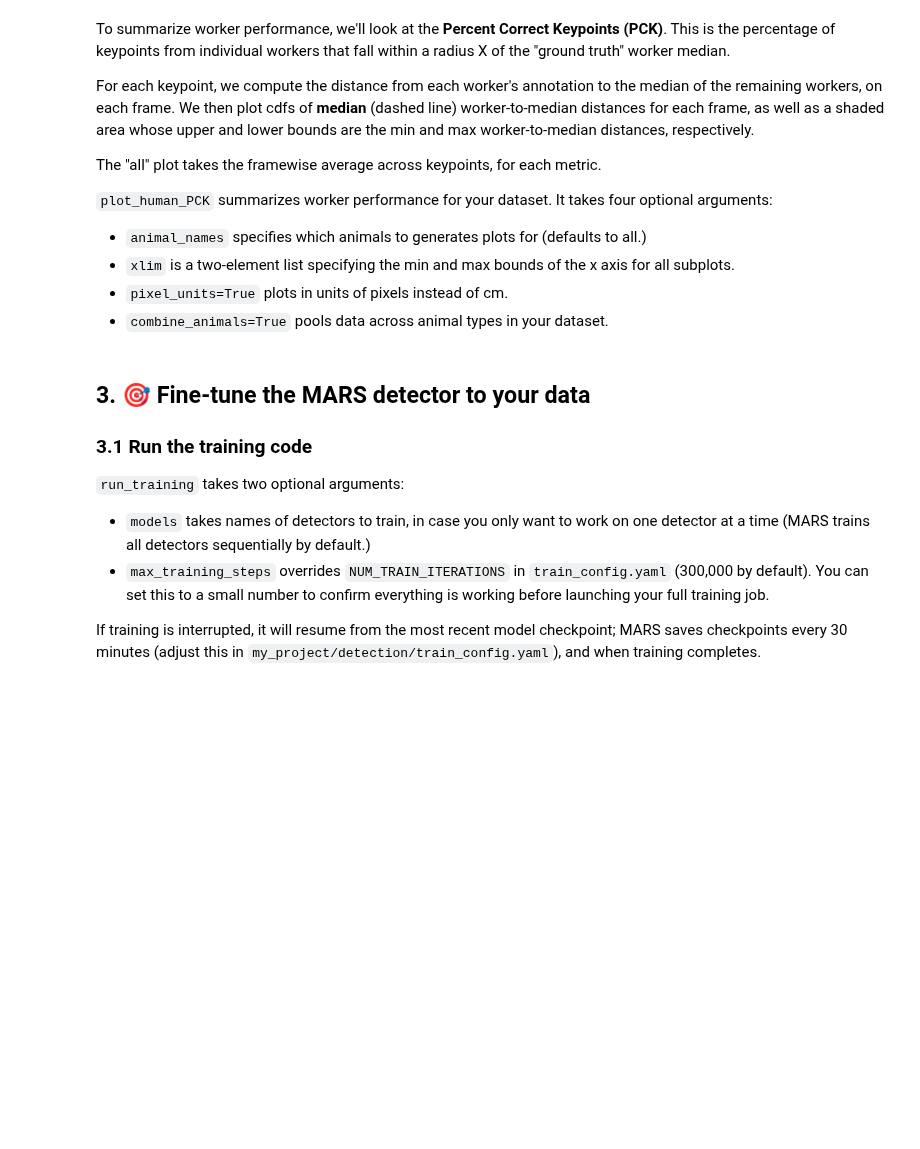
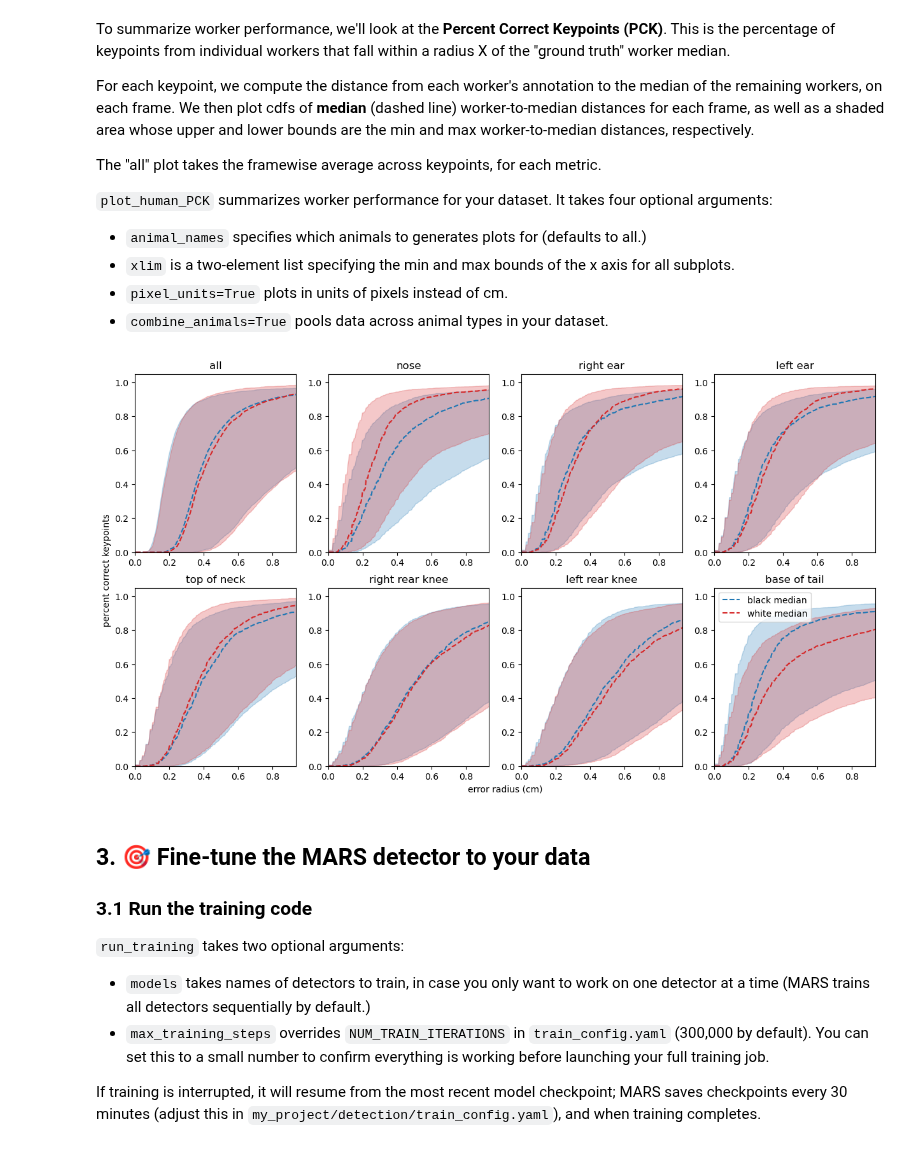
Before and after one commit to neuroethology/MARS_Developer, a Jupyter notebook: MARS_pose_tutorial.ipynb, the cells around one changed output. Saved outputs shown, nothing was run; the diff lists cells and outputs as text; code cells hidden in the pictures; blank space fills up the shorter version.

```diff
--- a/MARS_pose_tutorial.ipynb
+++ b/MARS_pose_tutorial.ipynb
@@ -100,8 +122,9 @@ The "all" plot takes the framewise average across keypoints, for each metric.
 # %%
 from pose_annotation_tools.evaluation import *
 
-project_path = 'D:\my_project'
 plot_human_PCK(project_path, combine_animals=False)
+# %% [output]
+[figure, added]
 # %% [markdown]
 ## 3. 🎯 Fine-tune the MARS detector to your data
 
```
Also changed, not shown: parts of 8 cells of this notebook, 1 other file.
